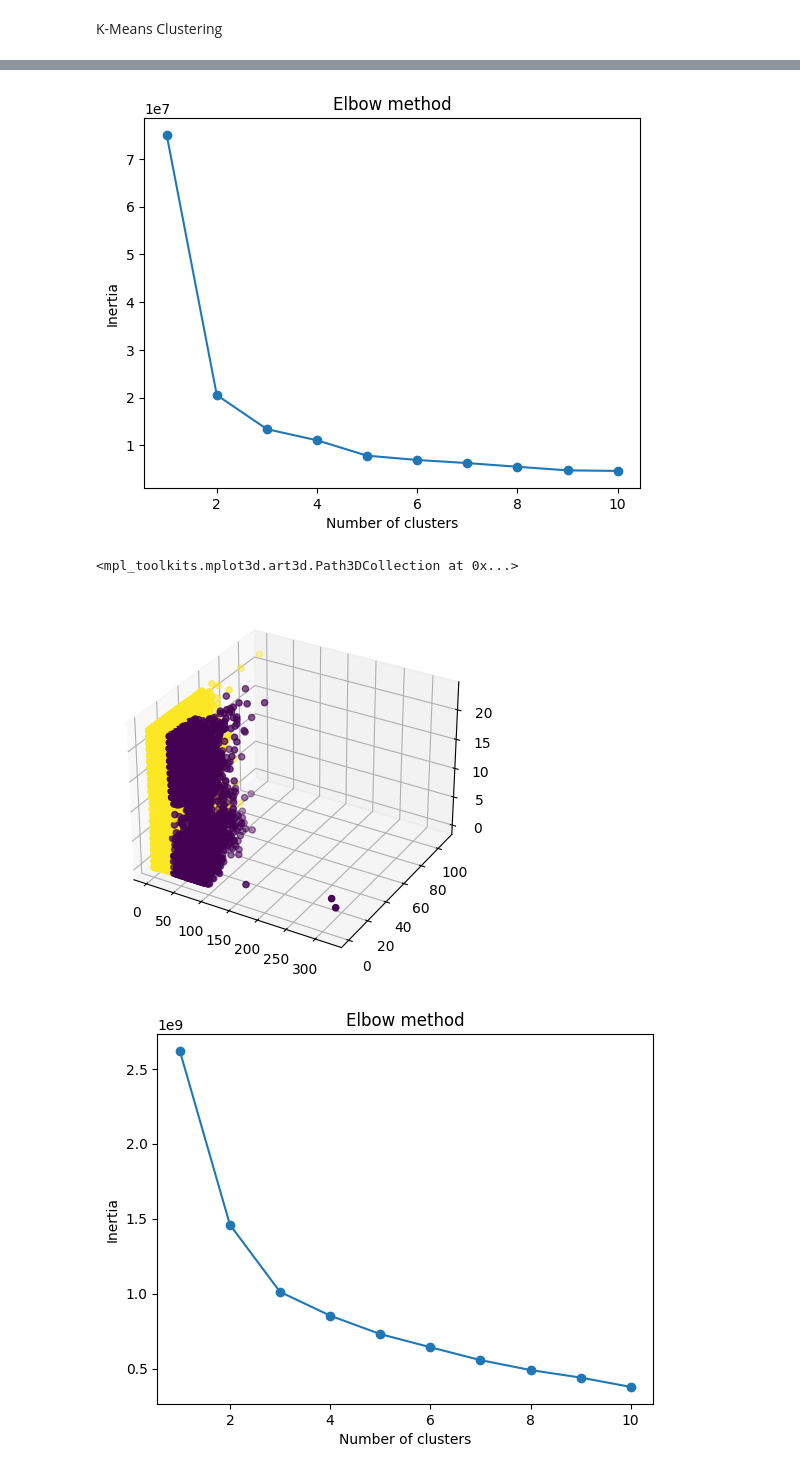
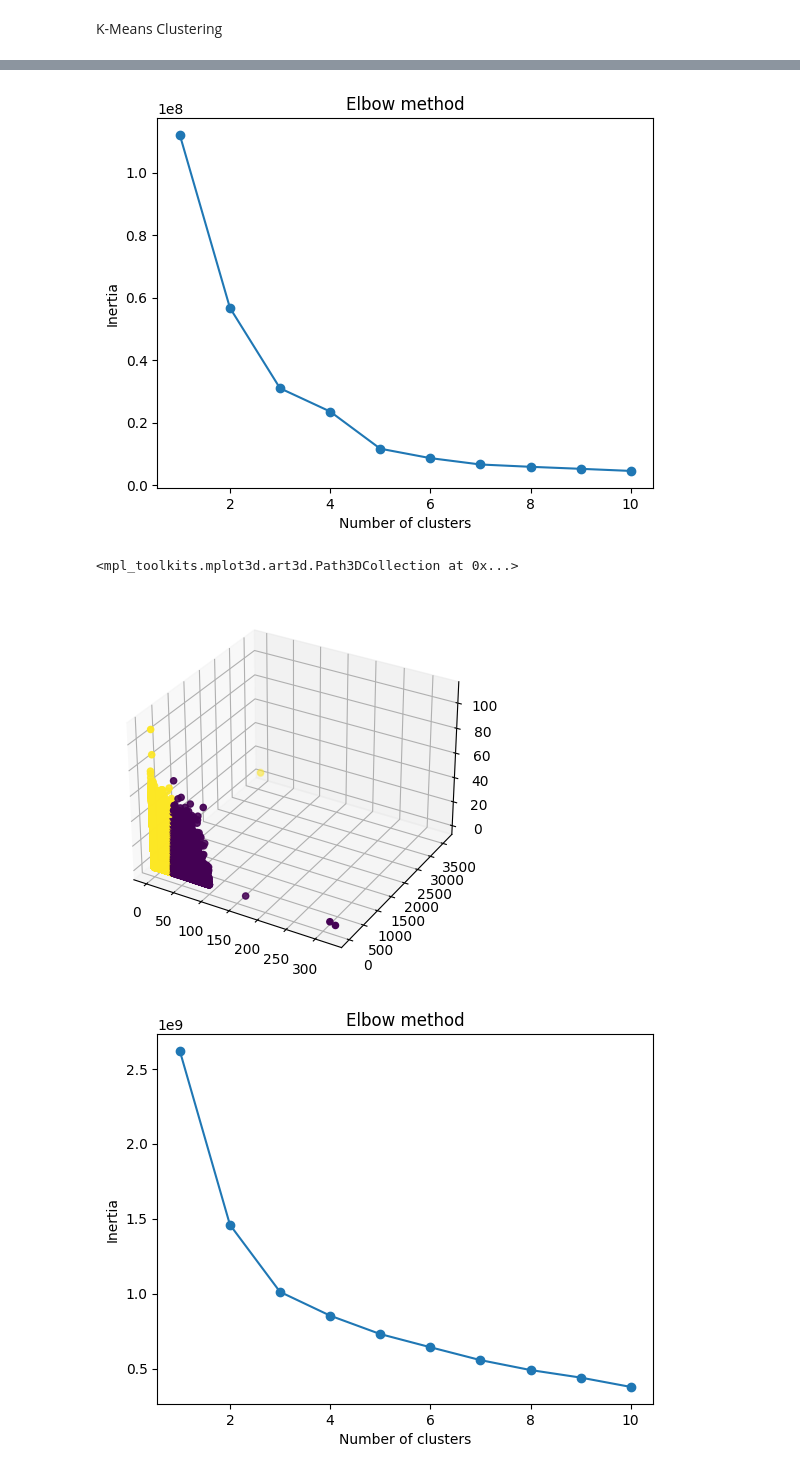
Before and after one commit to Vigro08/AA-Team-Assignment, a Jupyter notebook: Tasks/03_Clustering.ipynb, the cells around one changed output, grey strips where cells are left out. Saved outputs shown, nothing was run; the diff lists cells and outputs as text; code cells hidden in the pictures.

```diff
--- a/Tasks/03_Clustering.ipynb
+++ b/Tasks/03_Clustering.ipynb
@@ -144,7 +144,7 @@ Name: connectionTime, Length: 66450, dtype: int32
 # %% [markdown]
 K-Means Clustering
 # %%
-data = list(zip(time_perc, KWh))
+data = list(zip(time_sec, KWh))
 inertias = []
 
 for i in range(1,11):
@@ -158,10 +158,10 @@ plt.xlabel('Number of clusters')
 plt.ylabel('Inertia')
 plt.show()
 
-kmeans = KMeans(n_clusters=2)
+kmeans = KMeans(n_clusters=3)
 kmeans.fit(data)
 inertias.append(kmeans.inertia_)
 
-plt.scatter(time_perc, KWh, c=kmeans.labels_)
+plt.scatter(time_sec, KWh, c=kmeans.labels_)
 plt.show()
 # %% [output]
@@ -170,27 +170,27 @@ plt.show()
 # %%
-data = list(zip(KWh, time_perc, time_of_day))
+data = list(zip(KWh, time_perc, time_left_sec))
 inertias = []
 
 for i in range(1,11):
     kmeans = KMeans(n_clusters=i)
     kmeans.fit(data)
     inertias.append(kmeans.inertia_)
 
 plt.plot(range(1,11), inertias, marker='o')
 plt.title('Elbow method')
 plt.xlabel('Number of clusters')
 plt.ylabel('Inertia')
 plt.show()
 
 kmeans = KMeans(n_clusters=2)
 kmeans.fit(data)
 inertias.append(kmeans.inertia_)
 
 ax = plt.axes(projection='3d')
 
-ax.scatter3D(time_perc, KWh, time_of_day,c=kmeans.labels_)
+ax.scatter3D(time_perc, time_left_sec, KWh,c=kmeans.labels_)
 # %% [output]
-[figure, old version]
+[figure, new version]
 <mpl_toolkits.mplot3d.art3d.Path3DCollection at 0x...>
-[figure, old version]
+[figure, new version]
 # %%
```
Also changed, not shown: parts of 7 cells of this notebook.
